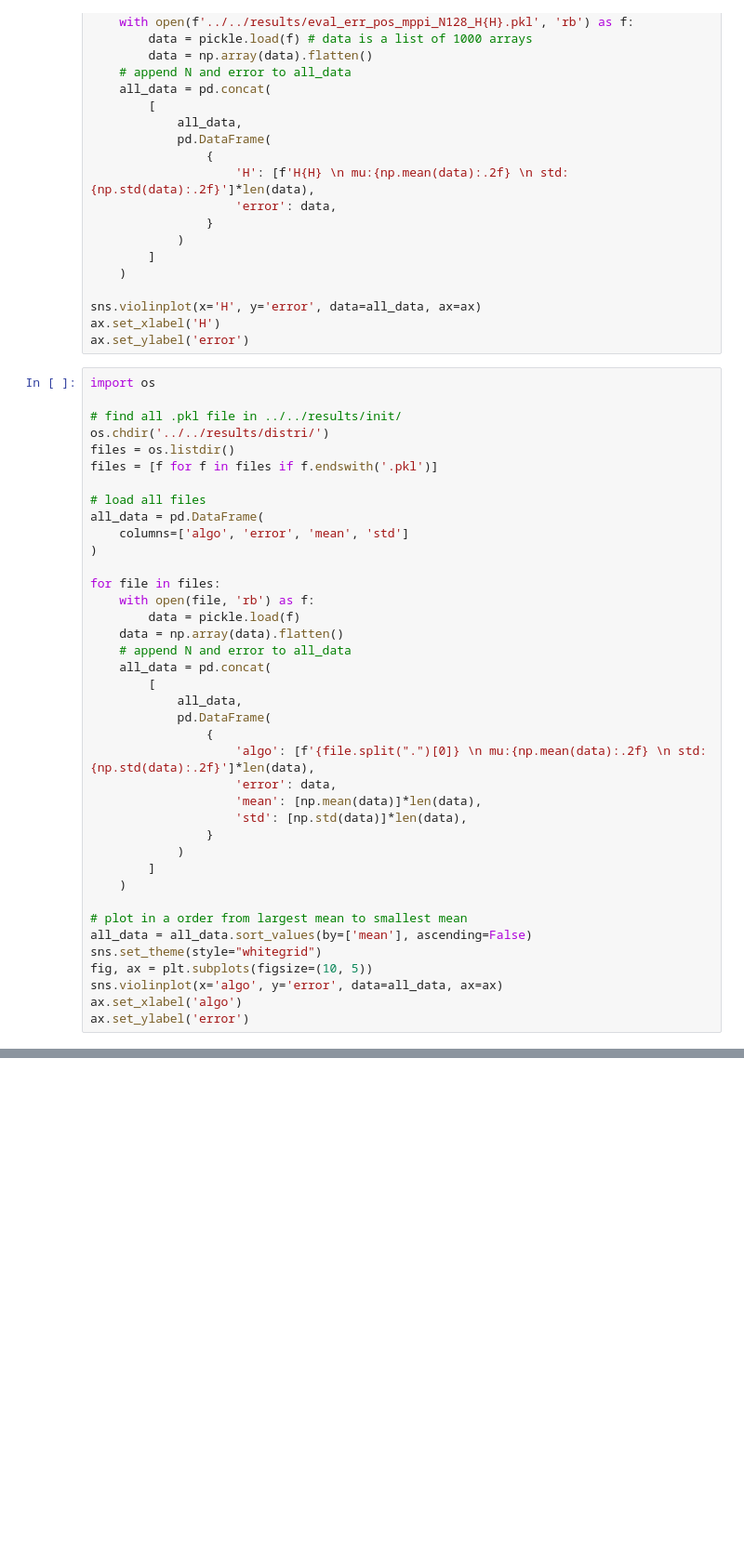
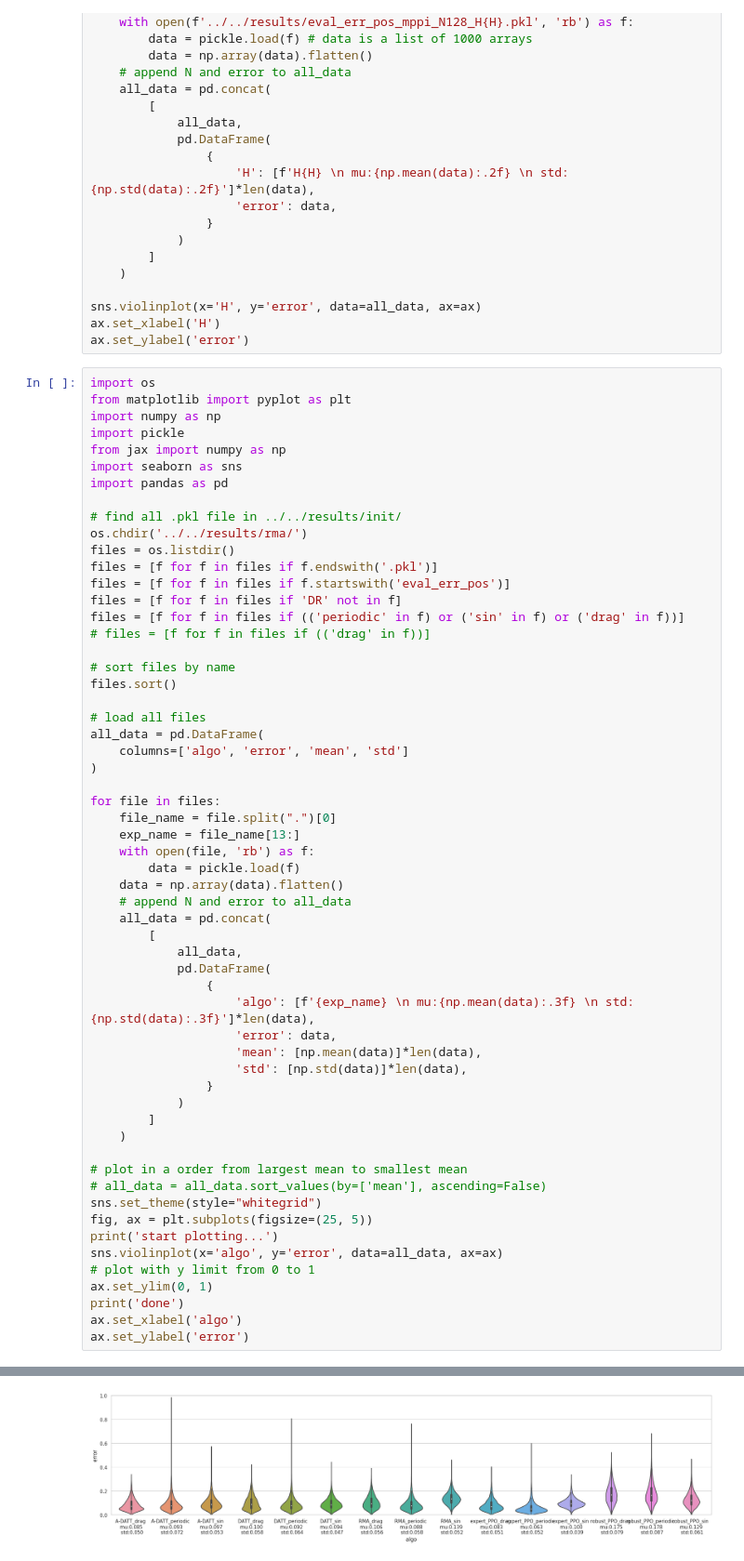
Before and after one commit to LeCAR-Lab/CoVO-MPC, a Jupyter notebook: quadjax/devel/plot.ipynb, the cells around one changed output, grey strips where cells are left out. Shown at 93% size. Cells and saved outputs as stored; diff of their text form; blank space fills up the shorter version.

```diff
--- a/quadjax/devel/plot.ipynb
+++ b/quadjax/devel/plot.ipynb
@@ -65,11 +65,24 @@ ax.set_xlabel('H')
 ax.set_ylabel('error')
 # %%
 import os
+from matplotlib import pyplot as plt
+import numpy as np
+import pickle
+from jax import numpy as np
+import seaborn as sns
+import pandas as pd
 
 # find all .pkl file in ../../results/init/
-os.chdir('../../results/distri/')
+os.chdir('../../results/rma/')
 files = os.listdir()
 files = [f for f in files if f.endswith('.pkl')]
+files = [f for f in files if f.startswith('eval_err_pos')]
+files = [f for f in files if 'DR' not in f]
+files = [f for f in files if (('periodic' in f) or ('sin' in f) or ('drag' in f))]
+# files = [f for f in files if (('drag' in f))]
+
+# sort files by name
+files.sort()
 
 # load all files
 all_data = pd.DataFrame(
@@ -77,6 +90,8 @@ all_data = pd.DataFrame(
 )
 
 for file in files:
+    file_name = file.split(".")[0]
+    exp_name = file_name[13:]
     with open(file, 'rb') as f:
         data = pickle.load(f)
     data = np.array(data).flatten()
@@ -86,7 +101,7 @@ for file in files:
             all_data,
             pd.DataFrame(
                 {
-                    'algo': [f'{file.split(".")[0]} \n mu:{np.mean(data):.2f} \n std:{np.std(data):.2f}']*len(data),
+                    'algo': [f'{exp_name} \n mu:{np.mean(data):.3f} \n std:{np.std(data):.3f}']*len(data),
                     'error': data,
                     'mean': [np.mean(data)]*len(data),
                     'std': [np.std(data)]*len(data),
@@ -96,9 +111,14 @@ for file in files:
     )
 
 # plot in a order from largest mean to smallest mean
-all_data = all_data.sort_values(by=['mean'], ascending=False)
+# all_data = all_data.sort_values(by=['mean'], ascending=False)
 sns.set_theme(style="whitegrid")
-fig, ax = plt.subplots(figsize=(10, 5))
+fig, ax = plt.subplots(figsize=(25, 5))
+print('start plotting...')
 sns.violinplot(x='algo', y='error', data=all_data, ax=ax)
+# plot with y limit from 0 to 1
+ax.set_ylim(0, 1)
+print('done')
 ax.set_xlabel('algo')
 ax.set_ylabel('error')
+# %% [output]
@@ -104,0 +128 @@ ax.set_ylabel('error')
+[figure, added]
```
Also changed, not shown: parts of 1 cell of this notebook, 8 other files.
